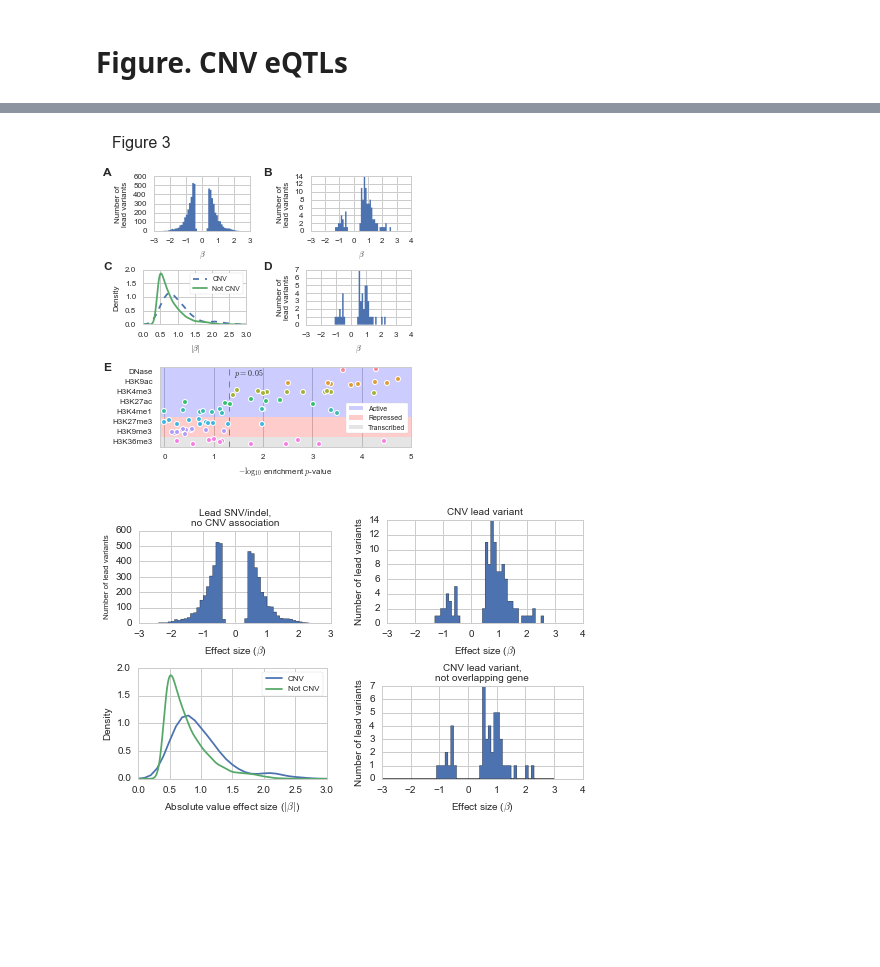
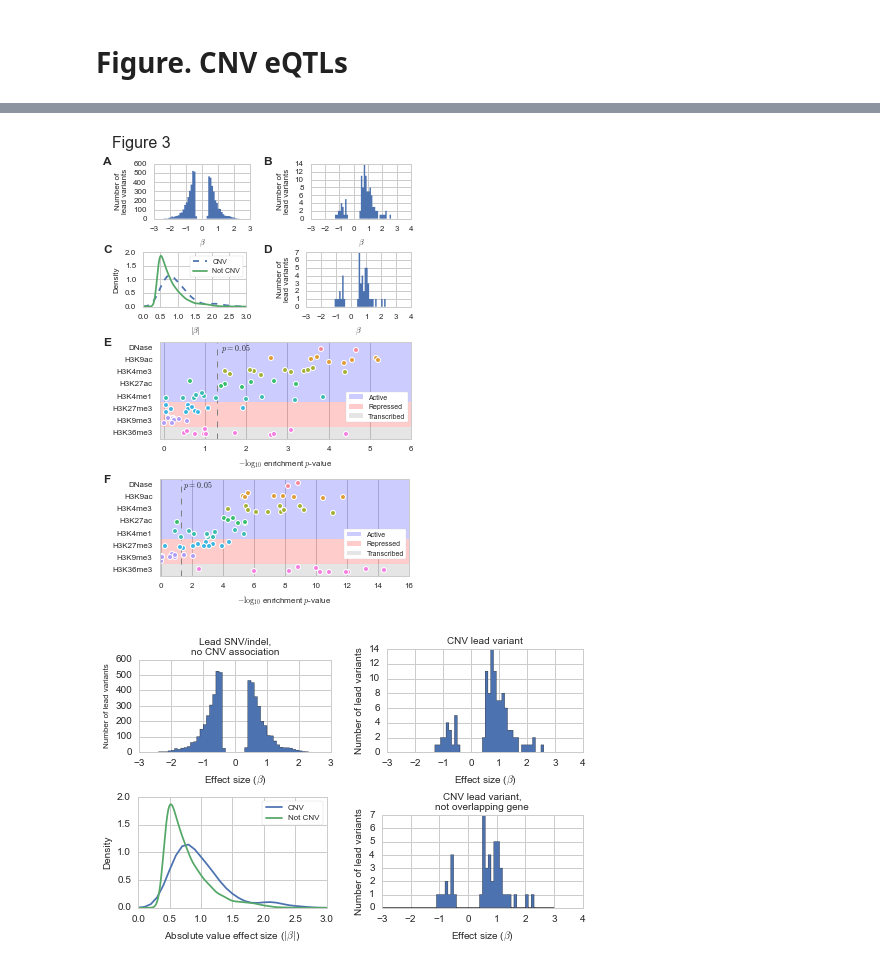
Before and after one commit to frazer-lab/cardips-ipsc-eqtl, a Jupyter notebook: notebooks/Figure. CNV eQTLs.ipynb, the cells around one changed output, grey strips where cells are left out. Cells and saved outputs as stored; diff of their text form; code cells hidden in the pictures; blank space fills up the shorter version.

```diff
--- a/notebooks/Figure. CNV eQTLs.ipynb
+++ b/notebooks/Figure. CNV eQTLs.ipynb
@@ -59,3 +59,21 @@ roadmap_res.sort_values(by=['type', 'mark_mean'], inplace=True, ascending=[True,
+# %%
+fn = os.path.join(ciepy.root, 'output', 'cnv_analysis', 'sig_genic_vs_not_sig_roadmap_res.tsv')
+genic_res = pd.read_table(fn, index_col=0)
+
+repressive = ['H3K9me3', 'H3K27me3']
+transcribed = ['H3K36me3']
+genic_res['type'] = 'Active'
+for i in repressive:
+    genic_res.ix[genic_res.mark == i, 'type'] = 'Repressive'
+for i in transcribed:
+    genic_res.ix[genic_res.mark == i, 'type'] = 'Transcribed'
+
+genic_res['mark_mean'] = np.nan
+for m in set(genic_res.mark):
+    ind = genic_res[genic_res.mark == m].index
+    genic_res.ix[ind, 'mark_mean'] = genic_res.ix[ind, 'neg_log_pvalue'].mean()
+
+genic_res.sort_values(by=['type', 'mark_mean'], inplace=True, ascending=[True, False])
 # %%
 fn = os.path.join(ciepy.root, 'output/cnv_processing/combined_info.pickle')
 combined_info = cPickle.load(open(fn))
@@ -84,16 +111,16 @@ snv_abs_beta_pdf = pd.Series(density(snv_abs_beta_pdf.index), index=snv_abs_beta
 bcolor = (0.29803921568627451, 0.44705882352941179, 0.69019607843137254, 1.0)
 bins = np.arange(-3, 3.1, 0.1)
 
-fig = plt.figure(figsize=(4.48, 5), dpi=300)
+fig = plt.figure(figsize=(4.48, 6.8), dpi=300)
 
 gs = gridspec.GridSpec(1, 1)
 ax = fig.add_subplot(gs[0, 0])
-ax.text(0, 0, 'Figure 3',
-        size=16, va='bottom')
+ax.text(0, 1, 'Figure 3',
+        size=16, va='top')
 ciepy.clean_axis(ax)
 ax.set_xticks([])
 ax.set_yticks([])
-gs.tight_layout(fig, rect=[0, 0.90, 0.5, 1])
+gs.tight_layout(fig, rect=[0, 0.95, 0.5, 1])
 
 # eGenes, no significant CNV.
 gs = gridspec.GridSpec(1, 1)
@@ -105,7 +132,7 @@ ax.set_xlabel('$\\beta$', fontsize=8)
 ax.set_ylabel('Number of\nlead variants', fontsize=8)
 ax.yaxis.set_major_formatter(ciepy.comma_format)
 ax.set_xlim(-3, 3)
-gs.tight_layout(fig, rect=[0, 0.6, 0.5, 0.9])
+gs.tight_layout(fig, rect=[0, 0.73, 0.5, 0.95])
 
 # eGenes with CNV lead variants
 gs = gridspec.GridSpec(1, 1)
@@ -115,7 +142,7 @@ for t in ax.get_xticklabels() + ax.get_yticklabels():
     t.set_fontsize(8)
 ax.set_xlabel('$\\beta$', fontsize=8)
 ax.set_ylabel('Number of\nlead variants', fontsize=8)
-gs.tight_layout(fig, rect=[0.5, 0.6, 1, 0.9])
+gs.tight_layout(fig, rect=[0.5, 0.73, 1, 0.95])
 
 # Absolute value effect size PDFs
 gs = gridspec.GridSpec(1, 1)
@@ -127,7 +154,7 @@ for t in ax.get_xticklabels() + ax.get_yticklabels():
 ax.set_xlabel('$\\left|\\beta\\right|$', fontsize=8)
 ax.set_ylabel('Density', fontsize=8)
 ax.legend(fontsize=7, frameon=True, fancybox=True)
-gs.tight_layout(fig, rect=[0, 0.34, 0.5, 0.64])
+gs.tight_layout(fig, rect=[0, 0.55, 0.5, 0.77])
 
 # Lead variant CNV not overlapping gene
 gs = gridspec.GridSpec(1, 1)
@@ -139,45 +166,70 @@ for t in ax.get_xticklabels() + ax.get_yticklabels():
     t.set_fontsize(8)
 ax.set_xlabel('$\\beta$', fontsize=8)
 ax.set_ylabel('Number of\nlead variants', fontsize=8)
-gs.tight_layout(fig, rect=[0.5, 0.34, 1, 0.64])
+gs.tight_layout(fig, rect=[0.5, 0.55, 1, 0.77])
 
 # Functional enrichment for intergenic CNVs.
 gs = gridspec.GridSpec(1, 1)
 ax = fig.add_subplot(gs[0, 0])
-sns.stripplot(x='neg_log_pvalue', y='mark', data=roadmap_res, jitter=0.3,
+sns.stripplot(x='neg_log_pvalue', y='mark', data=intergenic_res, jitter=0.3,
               ax=ax, orient='h', size=5)
 for t in ax.get_xticklabels():
     t.set_fontsize(8)
 ax.set_xlabel('$-\\log_{10}$ enrichment $p$-value', fontsize=8)
 xmin,xmax = ax.get_xlim()
 ax.set_xlim(-0.1, xmax)
 ymin,ymax = ax.get_ylim()
 ax.vlines(-np.log10(0.05), ymin, ymax, linestyle='--', color='grey',
           linewidth=1)
 ax.text(-np.log10(0.05) + 0.1, ymax, '$p=0.05$', ha='left', va='top', fontsize=8)
 ax.axhspan(-0.5, 4.5, facecolor='blue', alpha=0.2, label='Active', lw=0)
 ax.axhspan(4.5, 6.5, facecolor='red', alpha=0.2, label='Repressed', lw=0)
 ax.axhspan(6.5, 7.5, facecolor='grey', alpha=0.2, label='Transcribed', lw=0)
 ax.legend(frameon=True, fancybox=True, loc=[0.74, 0.17], fontsize=7)
 ax.set_ylabel('')
 for t in ax.get_xticklabels() + ax.get_yticklabels():
     t.set_fontsize(8)
-gs.tight_layout(fig, rect=[0, 0, 1, 0.36])
+gs.tight_layout(fig, rect=[0, 0.28, 1, 0.58])
 
-t = fig.text(0.005, 0.86, 'A', weight='bold',
+# Functional enrichment for genic CNVs.
+gs = gridspec.GridSpec(1, 1)
+ax = fig.add_subplot(gs[0, 0])
+sns.stripplot(x='neg_log_pvalue', y='mark', data=genic_res, jitter=0.3,
+              ax=ax, orient='h', size=5)
+for t in ax.get_xticklabels():
+    t.set_fontsize(8)
+ax.set_xlabel('$-\\log_{10}$ enrichment $p$-value', fontsize=8)
+xmin,xmax = ax.get_xlim()
+ax.set_xlim(-0.1, xmax)
+ymin,ymax = ax.get_ylim()
+ax.vlines(-np.log10(0.05), ymin, ymax, linestyle='--', color='grey',
+          linewidth=1)
+ax.text(-np.log10(0.05) + 0.1, ymax, '$p=0.05$', ha='left', va='top', fontsize=8)
+ax.axhspan(-0.5, 4.5, facecolor='blue', alpha=0.2, label='Active', lw=0)
+ax.axhspan(4.5, 6.5, facecolor='red', alpha=0.2, label='Repressed', lw=0)
+ax.axhspan(6.5, 7.5, facecolor='grey', alpha=0.2, label='Transcribed', lw=0)
+ax.legend(frameon=True, fancybox=True, loc=[0.74, 0.17], fontsize=7)
+ax.set_ylabel('')
+for t in ax.get_xticklabels() + ax.get_yticklabels():
+    t.set_fontsize(8)
+gs.tight_layout(fig, rect=[0, 0, 1, 0.3])
+
+t = fig.text(0.005, 0.92, 'A', weight='bold',
              size=12)
-t = fig.text(0.5, 0.86, 'B', weight='bold',
+t = fig.text(0.5, 0.92, 'B', weight='bold',
              size=12)
-t = fig.text(0.005, 0.6, 'C', weight='bold',
+t = fig.text(0.005, 0.74, 'C', weight='bold',
              size=12)
-t = fig.text(0.5, 0.6, 'D', weight='bold',
+t = fig.text(0.5, 0.74, 'D', weight='bold',
              size=12)
-t = fig.text(0.005, 0.32, 'E', weight='bold',
+t = fig.text(0.005, 0.55, 'E', weight='bold',
+             size=12)
+t = fig.text(0.005, 0.27, 'F', weight='bold',
              size=12)
 
 fig.savefig(os.path.join(outdir, 'cnv_eqtls.pdf'))
 # %% [output]
-[figure, old version]
+[figure, new version]
 # %%
 fs = 10
 
```
Also changed, not shown: parts of 5 cells of this notebook, 20 other files.
